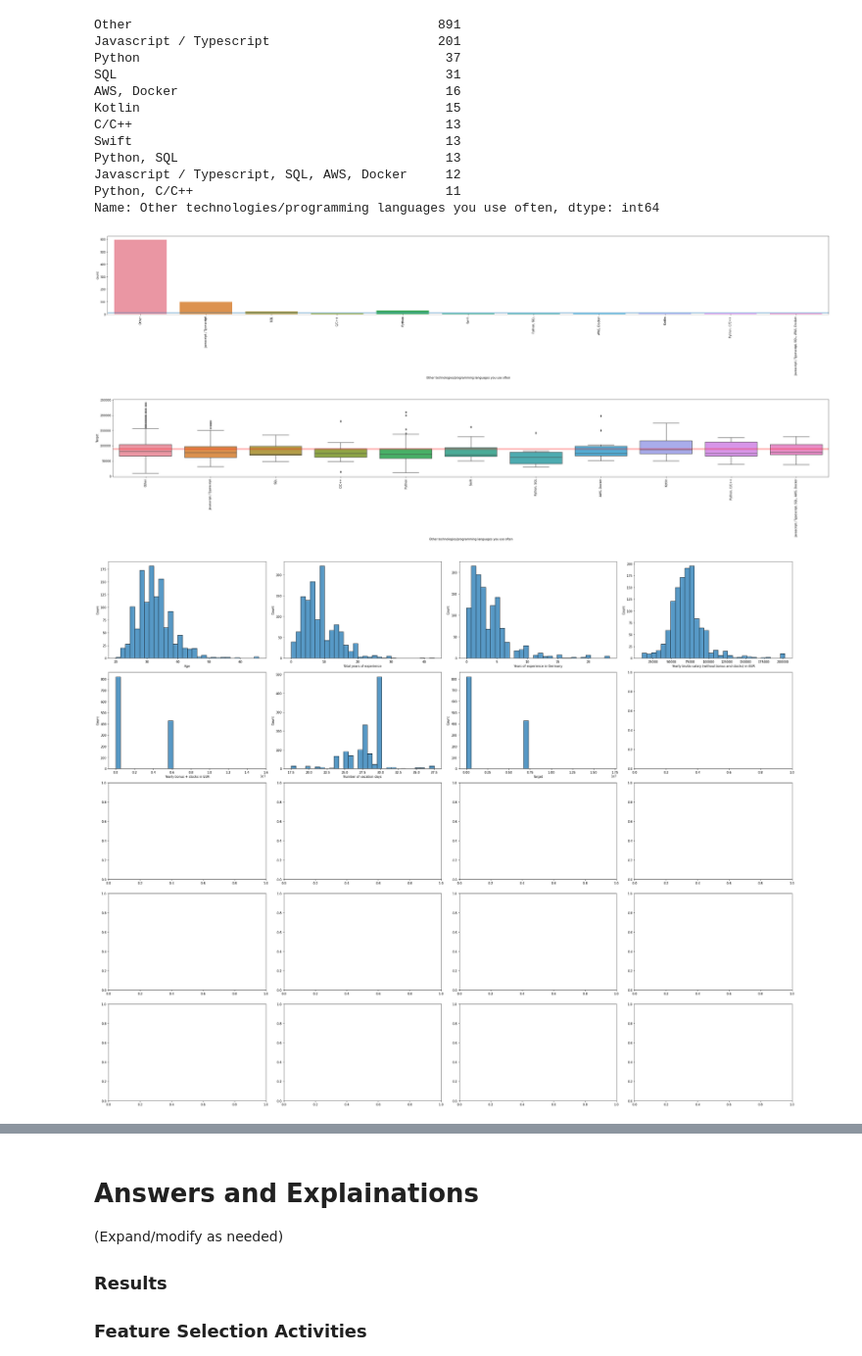
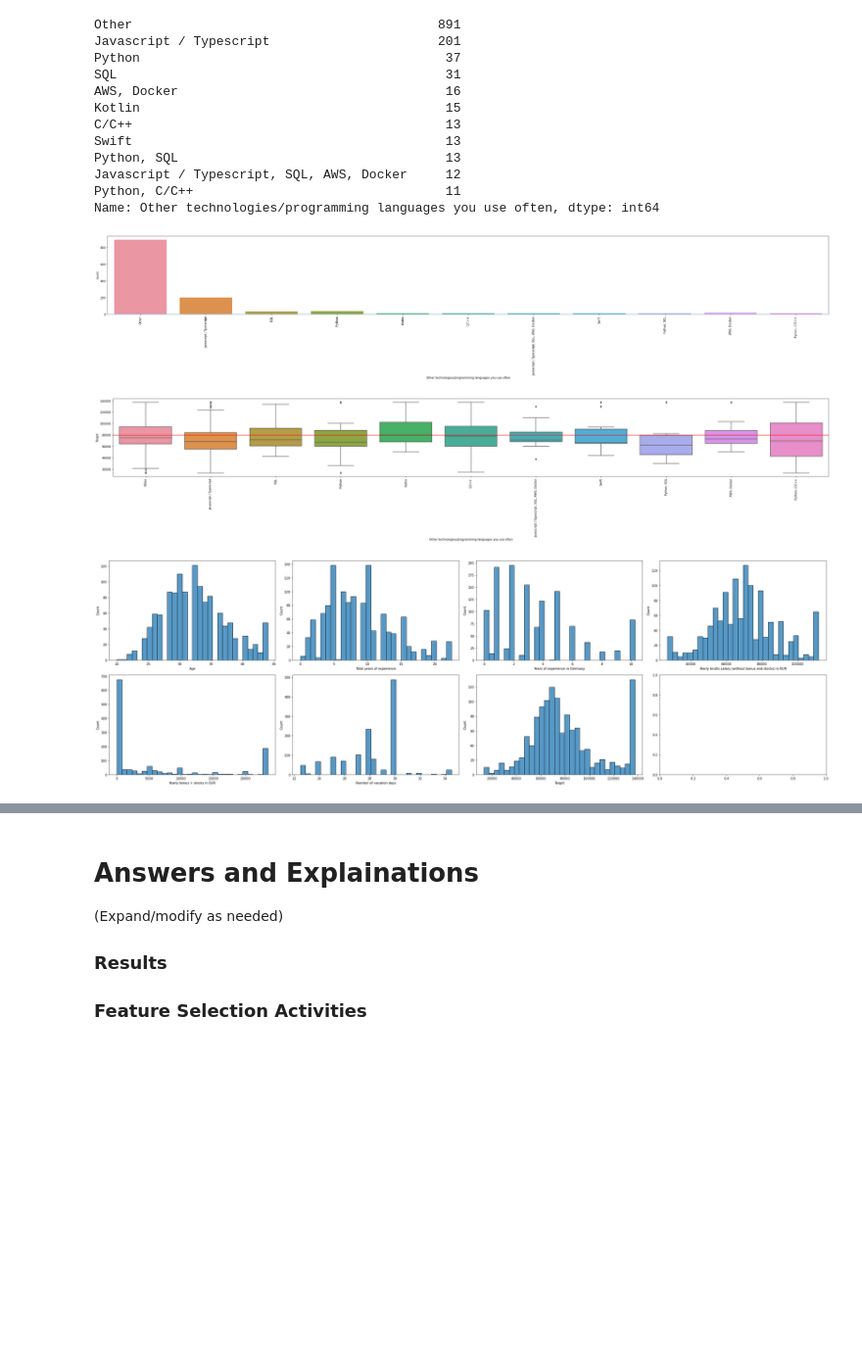
Before and after one commit to zareeiant/ItML_Asn_2_Students, a Jupyter notebook: assignment_2_start.ipynb, the cells around one changed output, grey strips where cells are left out. Shown at 98% size. Drawn from its saved outputs; the diff is of its cells as text; code cells hidden in the pictures; blank space fills up the shorter version.

```diff
--- a/assignment_2_start.ipynb
+++ b/assignment_2_start.ipynb
@@ -99,6 +99,7 @@ df["Total years of experience"]=pd.to_numeric(df["Total years of experience"],do
 df["Years of experience in Germany"]=pd.to_numeric(df["Years of experience in Germany"],downcast='float',errors='coerce')
 df['Yearly brutto salary (without bonus and stocks) in EUR']=pd.to_numeric(df['Yearly brutto salary (without bonus and stocks) in EUR'],downcast='float',errors='coerce')
 df['Yearly bonus + stocks in EUR']=pd.to_numeric(df['Yearly bonus + stocks in EUR'],downcast='float',errors='coerce')
+df['Yearly bonus + stocks in EUR'].fillna(0, inplace=True)
 df['Number of vacation days']=pd.to_numeric(df['Number of vacation days'],downcast='float',errors='coerce')
 df['Target']=df['Yearly brutto salary (without bonus and stocks) in EUR']+df['Yearly bonus + stocks in EUR']
 # %%
@@ -192,7 +213,7 @@ df['Total years of experience']=df['Total years of experience'].fillna(df['Total
 df=df.drop(['Timestamp'],axis=1)
 # %%
 #Defining outliers
-def outlier_replacement(df, col, q1=0.1, q3=0.95):
+def outlier_replacement(df, col, q1=0.25, q3=0.75):
     q1 = df[col].quantile(q1)
     q3 = df[col].quantile(q3)
     IQR= q3 - q1
@@ -296,31 +317,31 @@ ax = sns.countplot(x="Other technologies/programming languages you use often", d
 ax.axhline(10)
 ax.tick_params(axis='x', rotation=90)
 # %% [output]
-[figure, old version]
+[figure, new version]
 # %%
 plt.figure(figsize=(45,5))
 ax = sns.boxplot(x="Other technologies/programming languages you use often", y="Target", data=df_tmp)
 ax.axhline(df_tmp["Target"].mean(), color="red")
 ax.tick_params(axis='x', rotation=90)
 # %% [output]
-[figure, old version]
+[figure, new version]
 # %%
 num_cols = list(numerical)
-nr_rows = 5
+nr_rows = 2
 nr_cols = 4
 
 fig, axs = plt.subplots(nr_rows, nr_cols, figsize=(nr_cols*8,nr_rows*5))
 
 for r in range(0,nr_rows):
     for c in range(0,nr_cols):
         i = r*nr_cols+c
         if i < len(num_cols):
             sns.histplot(x=num_cols[i], data=df, ax = axs[r][c], bins=30)
 
 plt.tight_layout()
 plt.show()
 # %% [output]
-[figure, old version]
+[figure, new version]
 # %%
 cm=df[numerical].corr()
 fig, ax = plt.subplots(figsize=(12,12))
```
Also changed, not shown: parts of 15 cells of this notebook, 1 other file.
